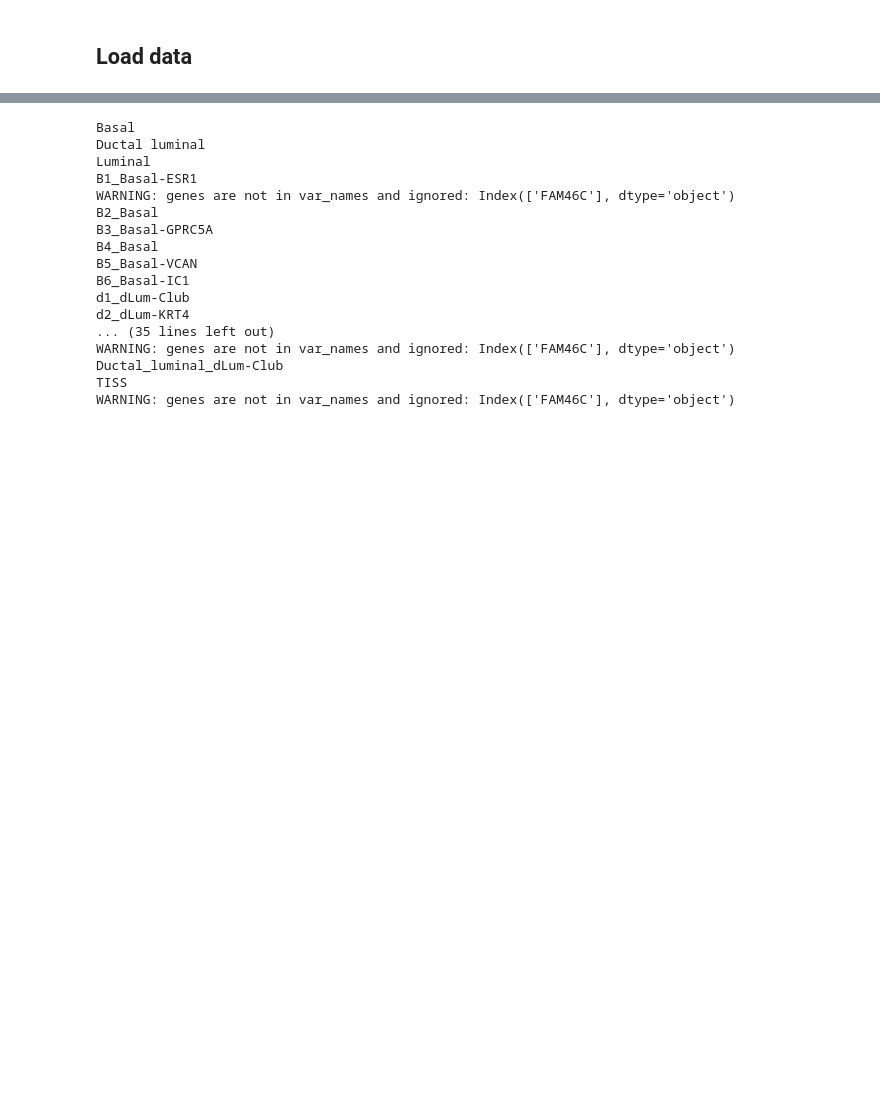
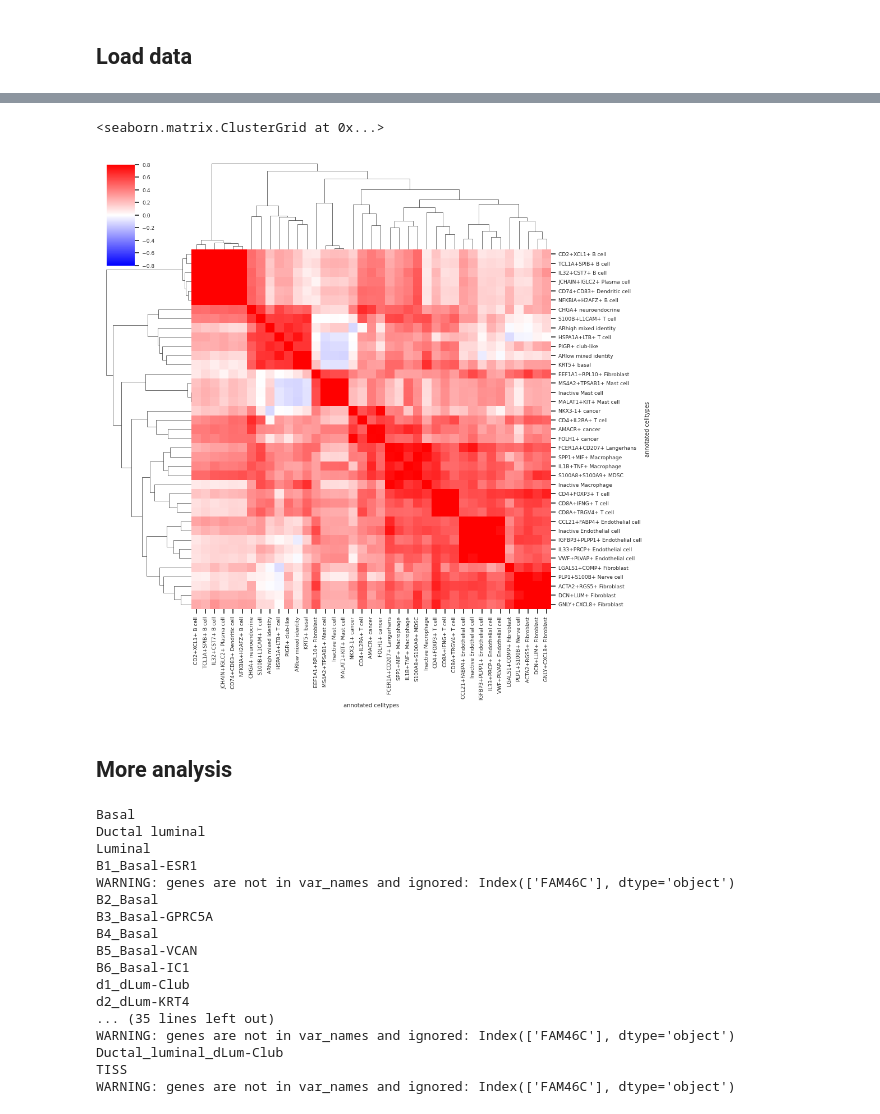
Before and after one commit to akiviaho/prostate_cancer_plasticity, a Jupyter notebook: lyu_2024_cell_fractions.ipynb, the cells around one changed output, grey strips where cells are left out. Saved outputs shown, nothing was run; the diff lists cells and outputs as text; code cells hidden in the pictures; blank space fills up the shorter version.

```diff
--- a/lyu_2024_cell_fractions.ipynb
+++ b/lyu_2024_cell_fractions.ipynb
@@ -113,3 +244,28 @@ View of AnnData object with n_obs × n_vars = 46152 × 26261
+# %%
+
+plot_df = counts_norm.fillna(0)
+corr = plot_df.corr(method='spearman')
+
+rho, pval = spearmanr(plot_df)
+
+rho = pd.DataFrame(
+    rho,
+    index=plot_df.columns,
+    columns=plot_df.columns
+)
+
+pval = pd.DataFrame(
+    pval,
+    index=plot_df.columns,
+    columns=plot_df.columns
+)
+
+sns.clustermap(rho,cmap='bwr',vmin=-0.8,vmax=0.8)
+# %% [output]
+<seaborn.matrix.ClusterGrid at 0x...>
+[figure, added]
+# %% [markdown]
+## More analysis
 # %%
 # Load gene modules
 gene_modules = pd.read_excel('./prostate_lineage_signatures.xlsx',skiprows=1)
```
Also changed, not shown: parts of 6 cells of this notebook, 4 other files.
